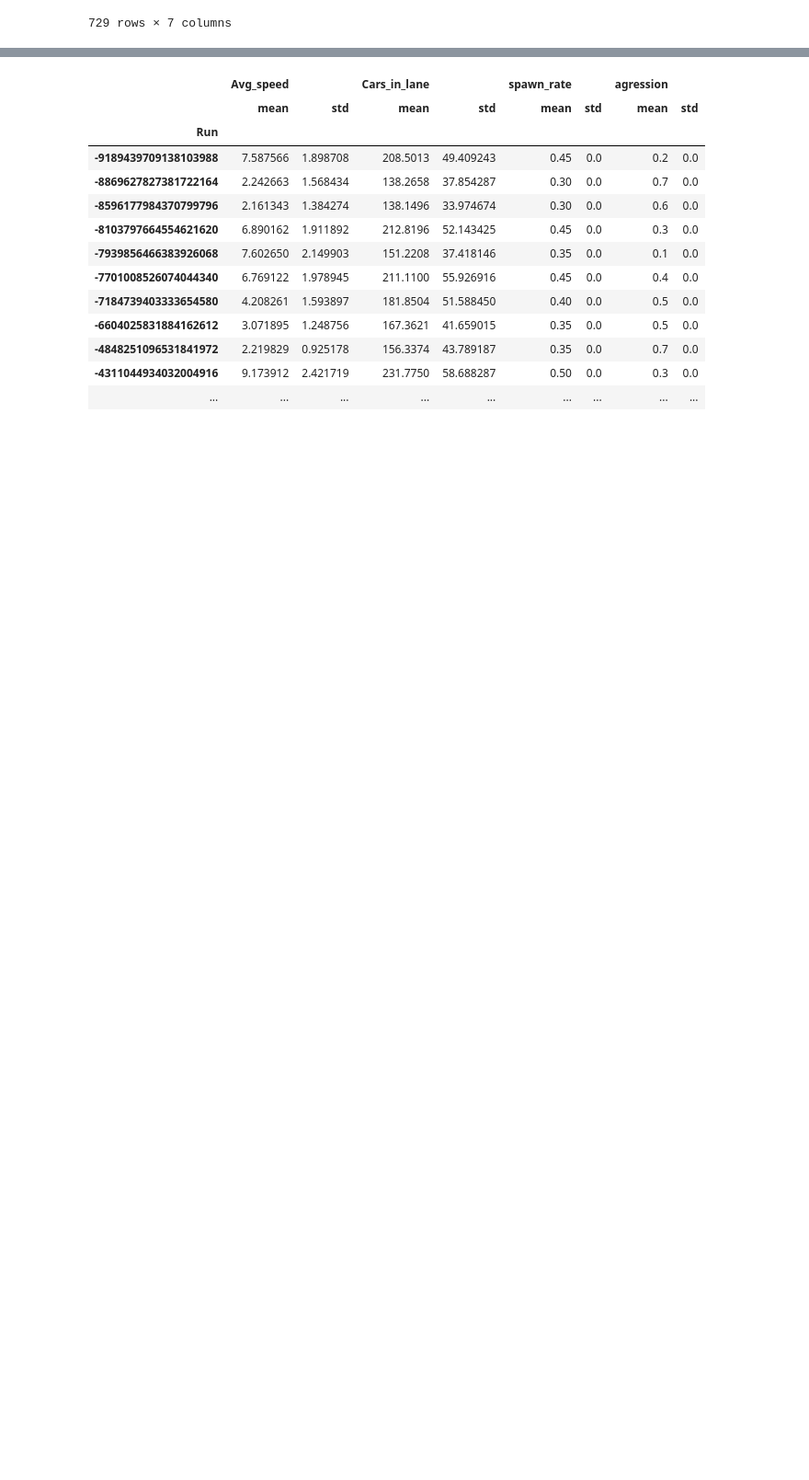
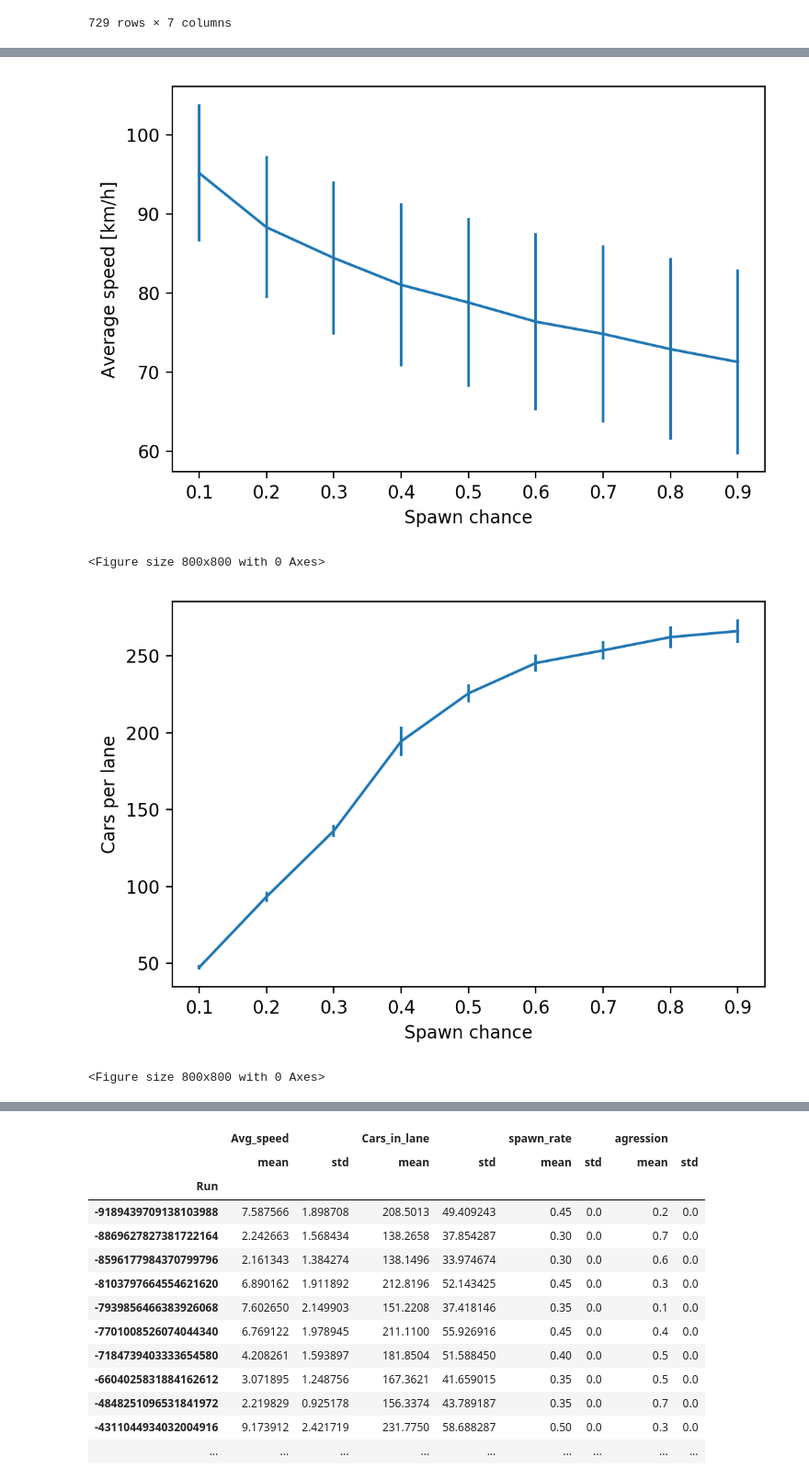
Before and after one commit to CoenHoningh/ABM, a Jupyter notebook: Data-analysis/OFAT/OFAT_anal.ipynb, the cells around one changed output, grey strips where cells are left out. Shown at 92% size. Saved outputs shown, nothing was run; the diff lists cells and outputs as text; code cells hidden in the pictures; blank space fills up the shorter version.

```diff
--- a/Data-analysis/OFAT/OFAT_anal.ipynb
+++ b/Data-analysis/OFAT/OFAT_anal.ipynb
@@ -66,3 +124,25 @@ plt.show()
+# %%
+ofat1 = df.loc[(df['spawn_chance'] > 0.3) & (df['spawn_chance'] < 0.5)]
+ofat1 = df.loc[(df['min_gap'] > 2.1) & (df['min_gap'] < 2.6)]
+
+x,y,errors = std_error_calc(ofat1['agression'],ofat1['avg_speed'])
+plt.errorbar(x,y,yerr= errors)
+plt.xlabel('Spawn chance')
+plt.ylabel('Average speed [km/h]')
+plt.figure(figsize=(4, 4))
+plt.show()
+
+x,y,errors = std_error_calc(ofat1['spawn_chance'],ofat1['cars_in_lane'])
+plt.errorbar(x,y,yerr= errors)
+plt.xlabel('Spawn chance')
+plt.ylabel('Cars per lane')
+plt.figure(figsize=(4, 4))
+plt.show()
+# %% [output]
+[figure, added]
+<Figure size 800x800 with 0 Axes>
+[figure, added]
+<Figure size 800x800 with 0 Axes>
 # %%
 driedee = plt.figure(figsize=(10,10)).gca(projection='3d')
 x_as = 'agression'
```
Also changed, not shown: parts of 14 cells of this notebook, 1 other file.
